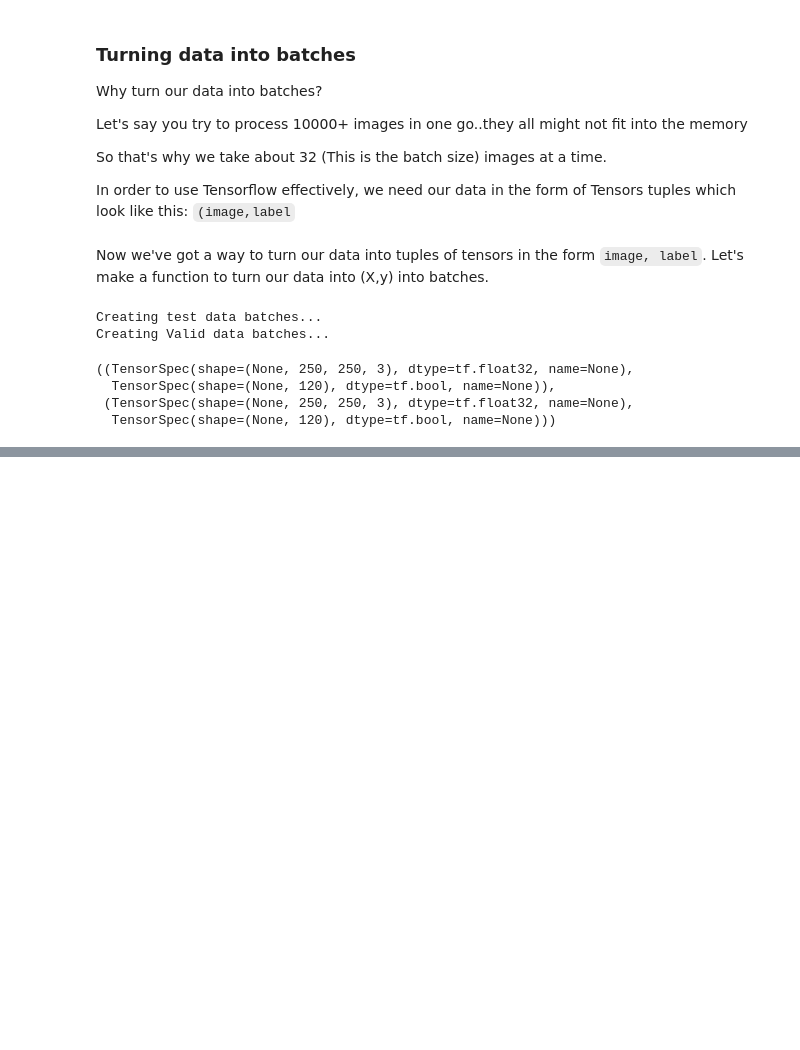
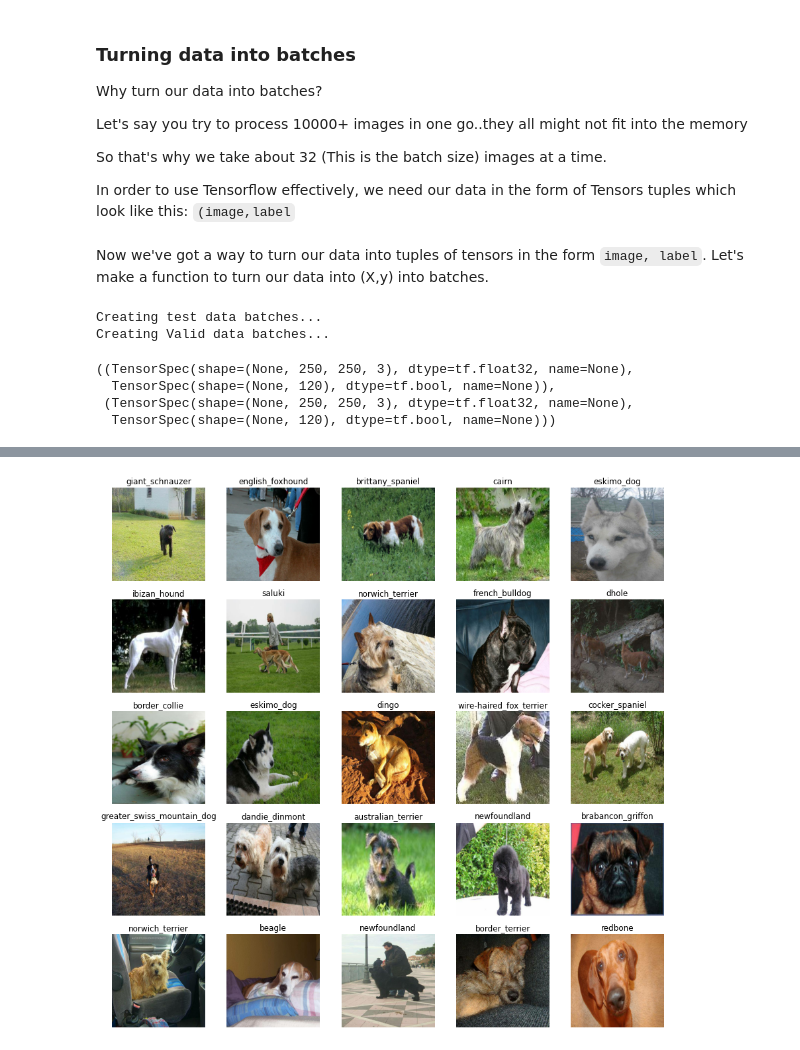
Before and after one commit to aryatomarAI/Advanced-python-modules, a Jupyter notebook: Deep-Learning-plus-Project/Dog_vision.ipynb, the cells around one changed output, grey strips where cells are left out. Saved outputs shown, nothing was run; the diff lists cells and outputs as text; code cells hidden in the pictures; blank space fills up the shorter version.

Commit message:
Visualizing our data batches with help of matplotlib

```diff
--- a/Deep-Learning-plus-Project/Dog_vision.ipynb
+++ b/Deep-Learning-plus-Project/Dog_vision.ipynb
@@ -449,0 +454,26 @@ Creating Valid data batches...
+# %%
+import matplotlib.pyplot as plt
+
+# Create a function for viewing images in a data batch
+
+def show_25_images(images,labels):
+  # set up the figure
+  plt.figure(figsize=(15,15))
+
+  # Loop through 25(for displaying 25 images)
+  for i in range(25):
+    #create subplots (5 rows, 5 columns)
+    ax=plt.subplot(5,5,i+1)  # 3rd attribute is for index
+
+    # Display an image
+    plt.imshow(images[i])
+
+    # Add the image label as the title
+    plt.title(unique_breeds[labels[i].argmax()])
+
+    # Turn the grid lines off
+    plt.axis("off")
+# %%
+train_images,train_labels=next(train_data.as_numpy_iterator())
+
+len(train_images),len(train_labels)
@@ -449,0 +496,5 @@ Creating Valid data batches...
+# %%
+# now let's visualize data into a training data batch
+show_25_images(train_images,train_labels)
+# %% [output]
+[figure, added]
```
Also changed, not shown: parts of 4 cells of this notebook.
